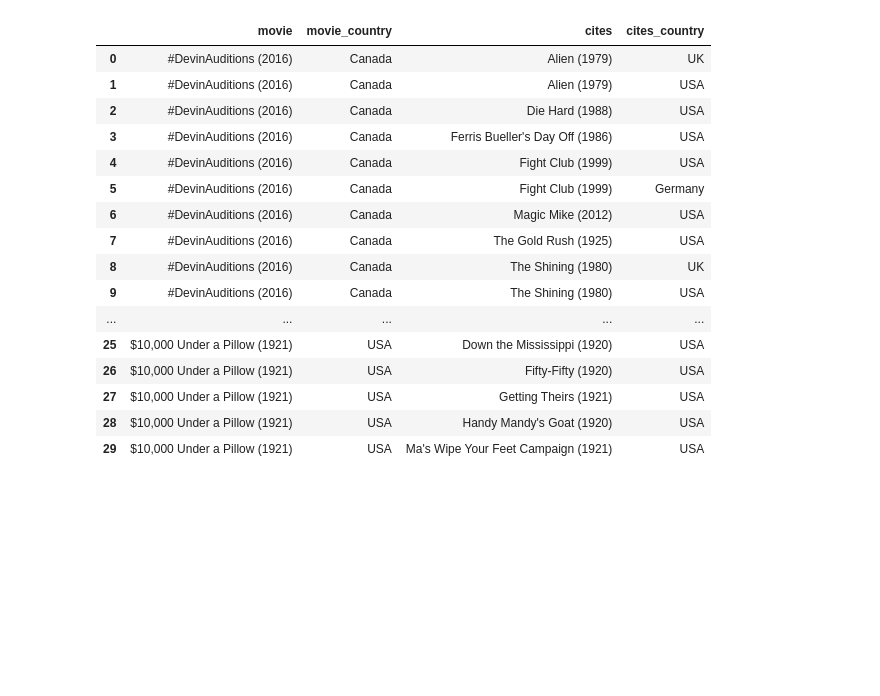
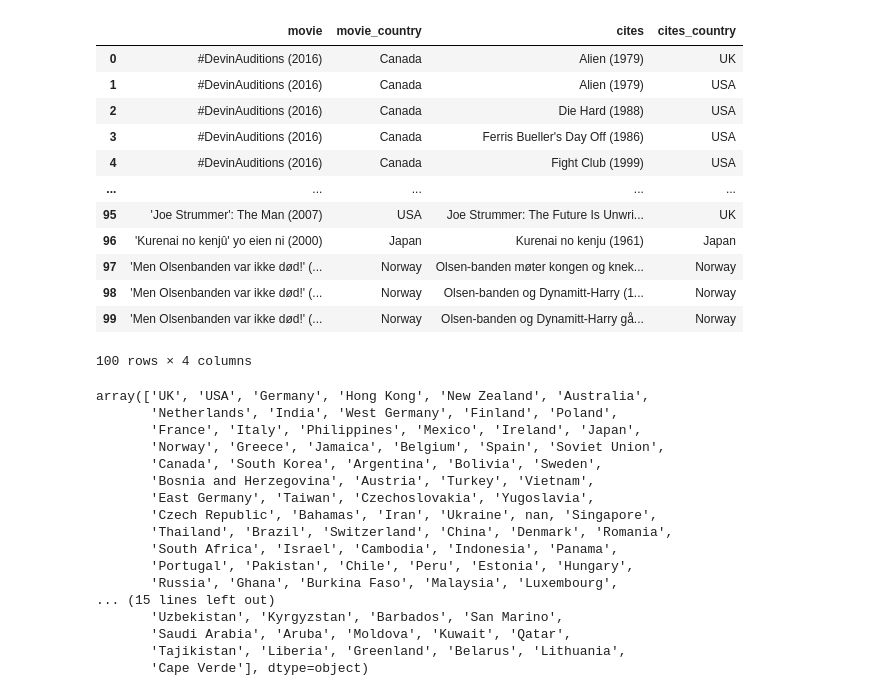
Before and after one commit to NetworkAnalysis-CineMAC/CineMAC, a Jupyter notebook: src/merging_chloe.ipynb, the cells around one changed output. Drawn from its saved outputs; the diff is of its cells as text; code cells hidden in the pictures; blank space fills up the shorter version.

```diff
--- a/src/merging_chloe.ipynb
+++ b/src/merging_chloe.ipynb
@@ -61,49 +60,66 @@ title_name_table= pd.read_csv(title_name, sep='\t', header=0, low_memory=False)
 
 countries = cwd+'/datasets/countries.list.gz'
 countries_table = get_movie_countries(countries)
-countries_table.to_csv("countries_table.csv")
+# countries_table.to_csv("countries_table.csv")
 
 movies = cwd+'/datasets/movie-links.list.gz'
 movies_table = get_movie_links(movies)
-movies_table.to_csv("movies_table.csv")
+# movies_table.to_csv("movies_table.csv")
 
 '''
 testing the tables
 '''
 # print(movies_table.head(5))
 # print(countries_table.head(5))
 # print(title_table.head(5))
 # print(name_table.head(5))
 
 
 #merge to include countries:
 
 movies_cit_countries = pd.merge(movies_table, countries_table, on='movie', how='left')
 
 movies_cit_countries=pd.merge(movies_cit_countries, countries_table, left_on="cites", right_on="movie",how="left")
 
 movies_cit_countries.rename(columns={"movie_x":"movie","movie_y":"cited_movies","country_x":"movie_country","country_y":"cites_country"},inplace=True)
 movies_cit_countries=movies_cit_countries.reindex(columns= ['movie', 'movie_country', 'cites', 'movie_y','cites_country'])
 movies_cit_countries.drop(columns=['movie_y'], inplace=True)
-movies_cit_countries.head(30)
+movies_cit_countries.head(100)
 # %% [output]
 |  | movie | movie_country | cites | cites_country |
 | 0 | #DevinAuditions (2016) | Canada | Alien (1979) | UK |
 | 1 | #DevinAuditions (2016) | Canada | Alien (1979) | USA |
 | 2 | #DevinAuditions (2016) | Canada | Die Hard (1988) | USA |
 | 3 | #DevinAuditions (2016) | Canada | Ferris Bueller's Day Off (1986) | USA |
 | 4 | #DevinAuditions (2016) | Canada | Fight Club (1999) | USA |
-| 5 | #DevinAuditions (2016) | Canada | Fight Club (1999) | Germany |
-| 6 | #DevinAuditions (2016) | Canada | Magic Mike (2012) | USA |
-| 7 | #DevinAuditions (2016) | Canada | The Gold Rush (1925) | USA |
-| 8 | #DevinAuditions (2016) | Canada | The Shining (1980) | UK |
-| 9 | #DevinAuditions (2016) | Canada | The Shining (1980) | USA |
 | ... | ... | ... | ... | ... |
-| 25 | $10,000 Under a Pillow (1921) | USA | Down the Mississippi (1920) | USA |
-| 26 | $10,000 Under a Pillow (1921) | USA | Fifty-Fifty (1920) | USA |
-| 27 | $10,000 Under a Pillow (1921) | USA | Getting Theirs (1921) | USA |
-| 28 | $10,000 Under a Pillow (1921) | USA | Handy Mandy's Goat (1920) | USA |
-| 29 | $10,000 Under a Pillow (1921) | USA | Ma's Wipe Your Feet Campaign (1921) | USA |
+| 95 | 'Joe Strummer': The Man (2007) | USA | Joe Strummer: The Future Is Unwri... | UK |
+| 96 | 'Kurenai no kenjû' yo eien ni (2000) | Japan | Kurenai no kenju (1961) | Japan |
+| 97 | 'Men Olsenbanden var ikke død!' (... | Norway | Olsen-banden møter kongen og knek... | Norway |
+| 98 | 'Men Olsenbanden var ikke død!' (... | Norway | Olsen-banden og Dynamitt-Harry (1... | Norway |
+| 99 | 'Men Olsenbanden var ikke død!' (... | Norway | Olsen-banden og Dynamitt-Harry gå... | Norway |
+100 rows × 4 columns
+# %%
+movies_cit_countries['movie_country'].unique()
+movies_cit_countries['cites_country'].unique()
+# %% [output]
+array(['UK', 'USA', 'Germany', 'Hong Kong', 'New Zealand', 'Australia',
+       'Netherlands', 'India', 'West Germany', 'Finland', 'Poland',
+       'France', 'Italy', 'Philippines', 'Mexico', 'Ireland', 'Japan',
+       'Norway', 'Greece', 'Jamaica', 'Belgium', 'Spain', 'Soviet Union',
+       'Canada', 'South Korea', 'Argentina', 'Bolivia', 'Sweden',
+       'Bosnia and Herzegovina', 'Austria', 'Turkey', 'Vietnam',
+       'East Germany', 'Taiwan', 'Czechoslovakia', 'Yugoslavia',
+       'Czech Republic', 'Bahamas', 'Iran', 'Ukraine', nan, 'Singapore',
+       'Thailand', 'Brazil', 'Switzerland', 'China', 'Denmark', 'Romania',
+       'South Africa', 'Israel', 'Cambodia', 'Indonesia', 'Panama',
+       'Portugal', 'Pakistan', 'Chile', 'Peru', 'Estonia', 'Hungary',
+       'Russia', 'Ghana', 'Burkina Faso', 'Malaysia', 'Luxembourg',
+... (15 lines left out)
+       'Uzbekistan', 'Kyrgyzstan', 'Barbados', 'San Marino',
+       'Saudi Arabia', 'Aruba', 'Moldova', 'Kuwait', 'Qatar',
+       'Tajikistan', 'Liberia', 'Greenland', 'Belarus', 'Lithuania',
+       'Cape Verde'], dtype=object)
 # %%
 #retrieve information for movies collaborators
 
```
Also changed, not shown: parts of 40 cells of this notebook.
